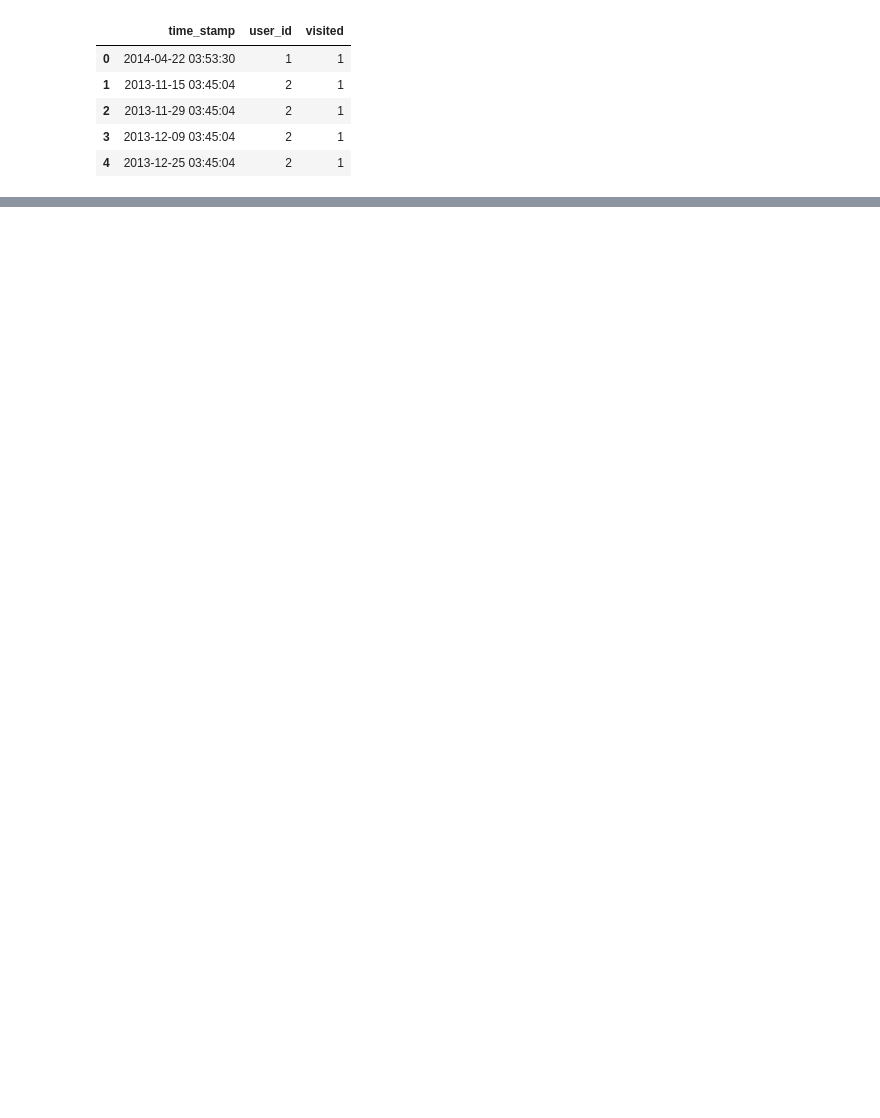
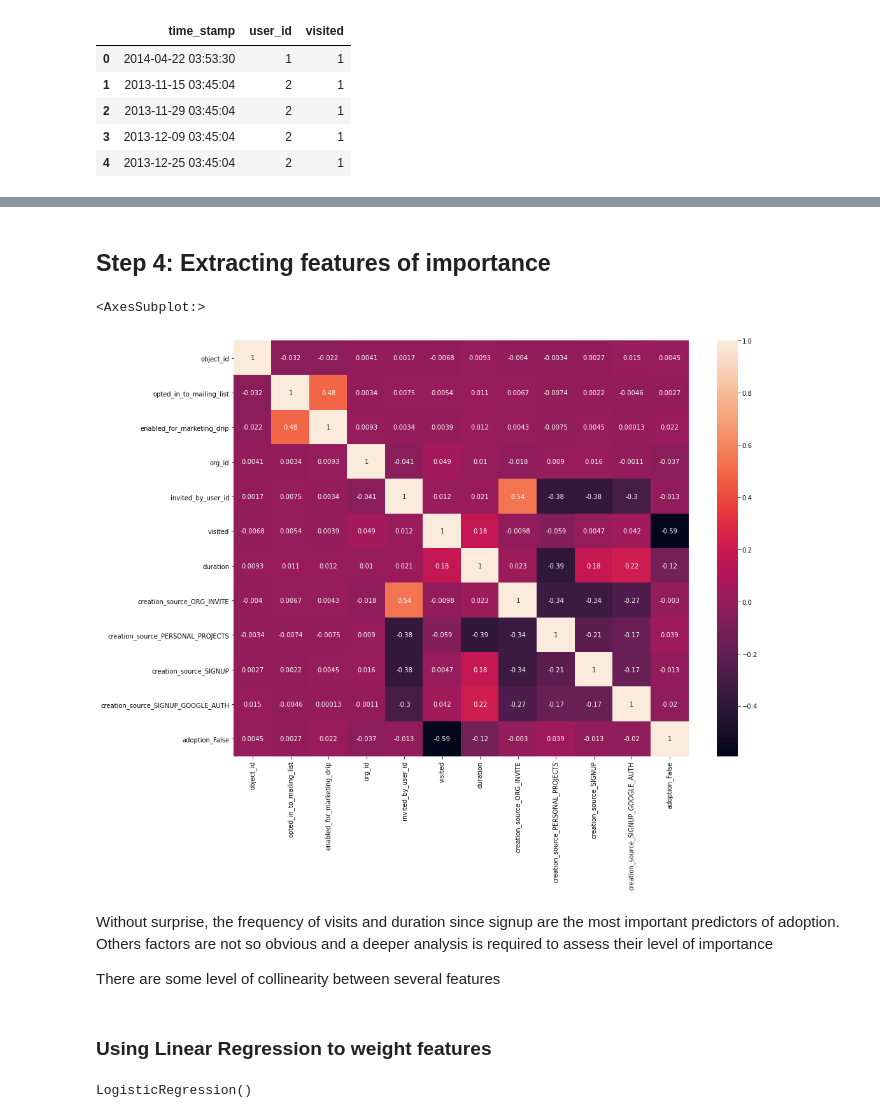
Before and after one commit to JudithYemeli/Springboard_Assignments, a Jupyter notebook: relax_challenge/Relax_challenge.ipynb, the cells around one changed output, grey strips where cells are left out. Cells and saved outputs as stored; diff of their text form; code cells hidden in the pictures; blank space fills up the shorter version.

```diff
--- a/relax_challenge/Relax_challenge.ipynb
+++ b/relax_challenge/Relax_challenge.ipynb
@@ -26,0 +255,13 @@ define an adopted user
+# %%
+# Filling NaN values
+data.adoption.fillna('False', inplace = True)
+data.last_session_creation_time.fillna(0, inplace = True)
+data.invited_by_user_id.fillna(0, inplace = True)
+data.visited.fillna(0, inplace = True)
+# %%
+# Converting to datetime
+data['creation_time'] = pd.to_datetime(data['creation_time'])
+data['last_session_creation_time'] = pd.to_datetime(data['last_session_creation_time'], unit = 's')
+# %%
+# Adding duration
+data['duration'] = ((data['last_session_creation_time'] - data['creation_time']) / np.timedelta64(1, 'D')).astype(int)
@@ -26,0 +300,3 @@ define an adopted user
+# %%
+# Transforming categorical data
+t_data = pd.get_dummies(data, drop_first = True)
@@ -26,0 +319,13 @@ define an adopted user
+# %% [markdown]
+## Step 4:  Extracting features of importance
+# %%
+# Assessing correlation between variables
+plt.figure(figsize = (16,12))
+sns.heatmap(t_data.corr(), annot = True)
+# %% [output]
+<AxesSubplot:>
+[figure, added]
+# %% [markdown]
+Without surprise, the frequency of visits and duration since signup are the most important predictors of adoption. Others factors are not so obvious and a deeper analysis is required to assess their level of importance
+
+There are some level of collinearity between several features
@@ -26,0 +343,8 @@ define an adopted user
+# %% [markdown]
+### Using Linear Regression to weight features
+# %%
+# Instantiating the model
+model = LogisticRegression()
+model.fit(X_train_scaled, y_train)
+# %% [output]
+LogisticRegression()
```
Also changed, not shown: parts of 45 cells of this notebook, 1 other file.
